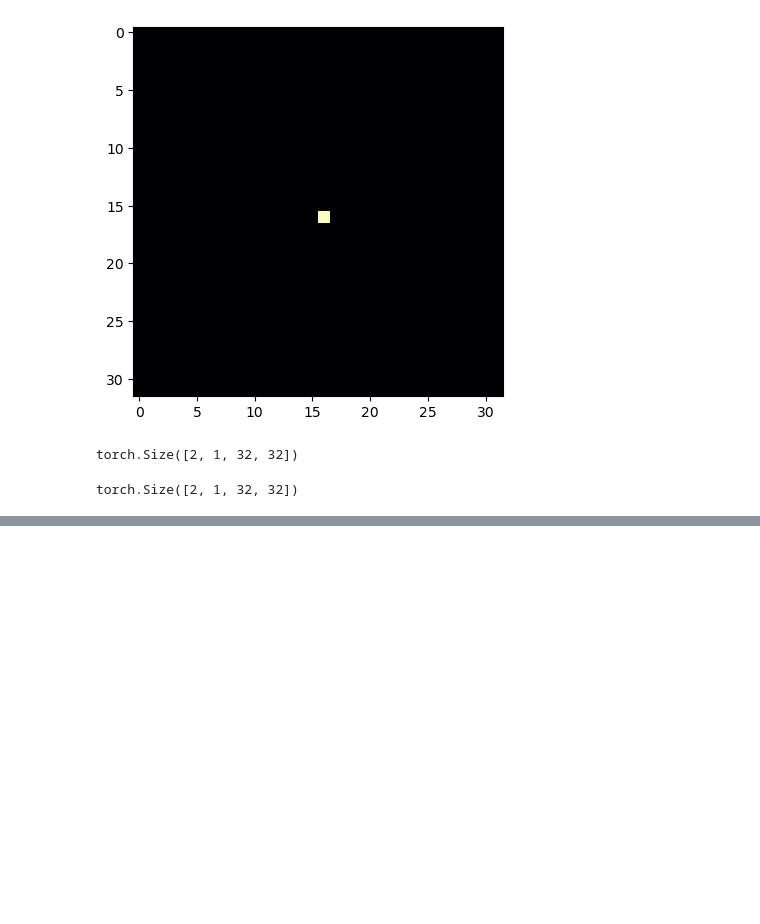
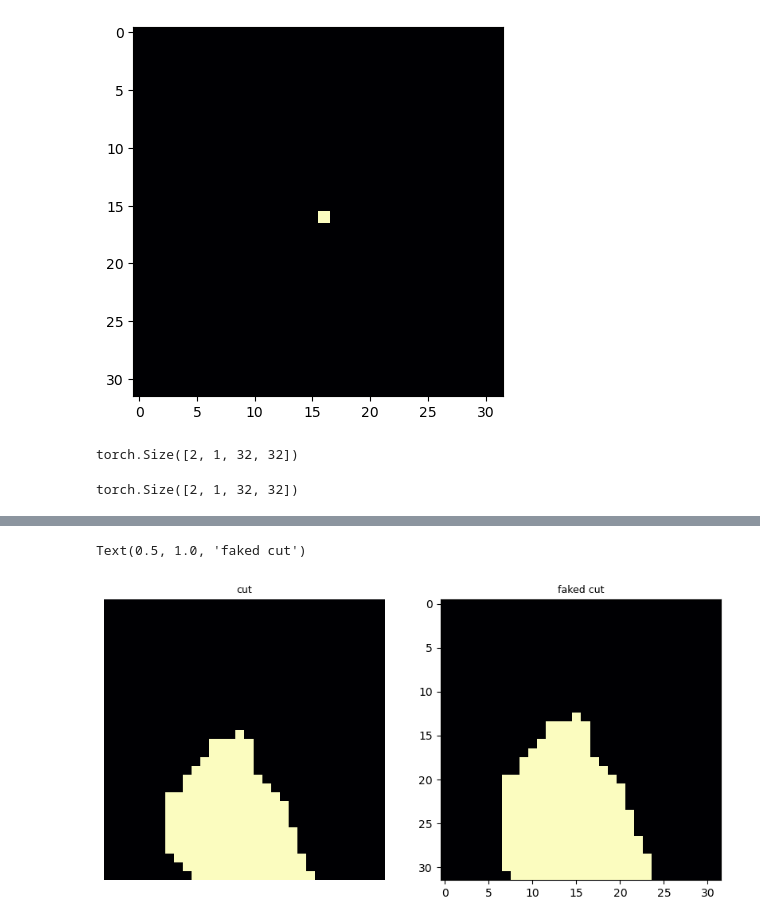
Before and after one commit to kuko6/click-correction, a Jupyter notebook: notebooks/active_learning.ipynb, the cells around one changed output, grey strips where cells are left out. Saved outputs shown, nothing was run; the diff lists cells and outputs as text; code cells hidden in the pictures; blank space fills up the shorter version.

```diff
--- a/notebooks/active_learning.ipynb
+++ b/notebooks/active_learning.ipynb
@@ -402,0 +445,15 @@ torch.Size([2, 1, 32, 32])
+# %%
+dst = get_weight_map(cuts[0].shape)
+
+fig, axs = plt.subplots(1, 2, figsize=(10, 10))
+axs = axs.flatten()
+
+axs[0].imshow(cuts[5][0], cmap="magma")
+axs[0].axis('off')
+axs[0].set_title("cut", fontsize=9)
+axs[1].imshow(faked_cuts[5][0], cmap="magma")
+
+axs[1].set_title("faked cut", fontsize=9)
+# %% [output]
+Text(0.5, 1.0, 'faked cut')
+[figure, added]
```
Also changed, not shown: parts of 32 cells of this notebook, 5 other files.
